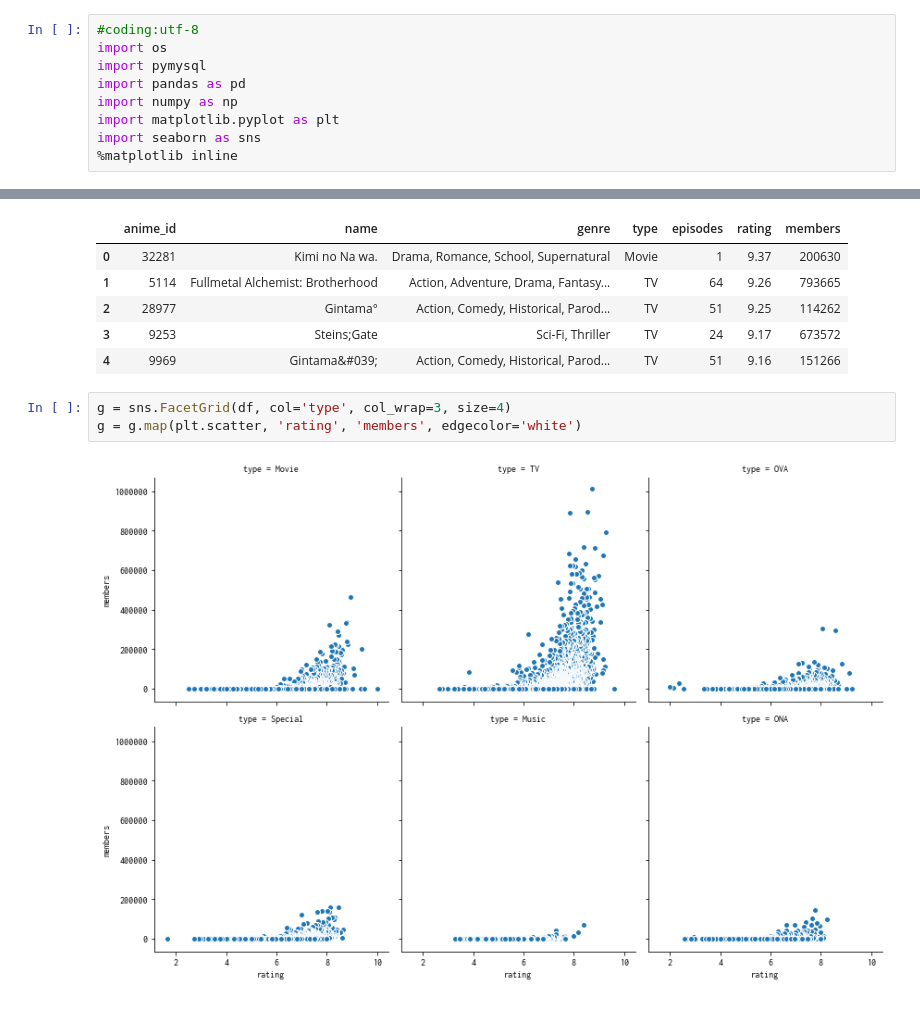
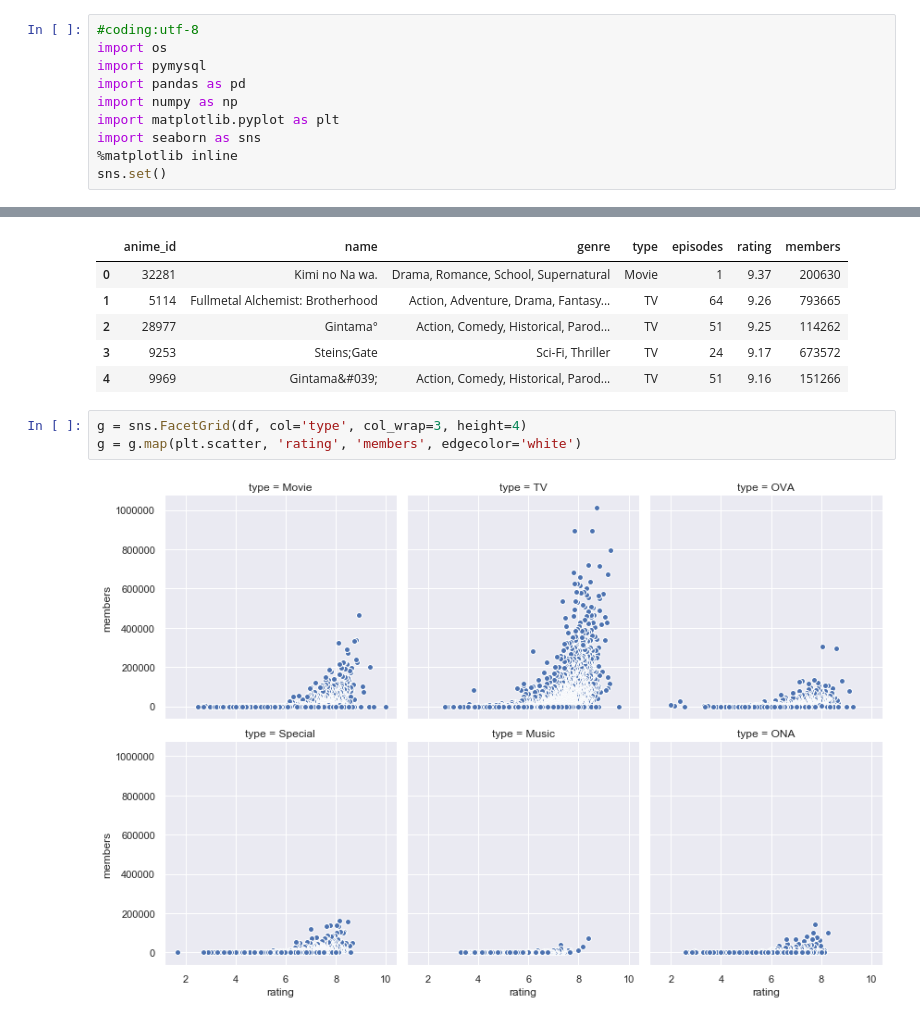
Before and after one commit to yukimura1227/trainings, a Jupyter notebook: jupyter_training/seaborn_sample/seaborn_sample.ipynb, the cells around one changed output, grey strips where cells are left out. Drawn from its saved outputs; the diff is of its cells as text.

```diff
--- a/jupyter_training/seaborn_sample/seaborn_sample.ipynb
+++ b/jupyter_training/seaborn_sample/seaborn_sample.ipynb
@@ -7,6 +7,7 @@ import numpy as np
 import matplotlib.pyplot as plt
 import seaborn as sns
 %matplotlib inline
+sns.set()
 # %%
 anime_csv = '../sample_data/anime.csv'
 
@@ -21,8 +22,8 @@ df.head()
 | 3 | 9253 | Steins;Gate | Sci-Fi, Thriller | TV | 24 | 9.17 | 673572 |
 | 4 | 9969 | Gintama&#039; | Action, Comedy, Historical, Parod... | TV | 51 | 9.16 | 151266 |
 # %%
-g = sns.FacetGrid(df, col='type', col_wrap=3, size=4)
+g = sns.FacetGrid(df, col='type', col_wrap=3, height=4)
 g = g.map(plt.scatter, 'rating', 'members', edgecolor='white')
 # %% [output]
-[figure, old version]
+[figure, new version]
 # %%
```
Also changed, not shown: parts of 1 cell of this notebook.
